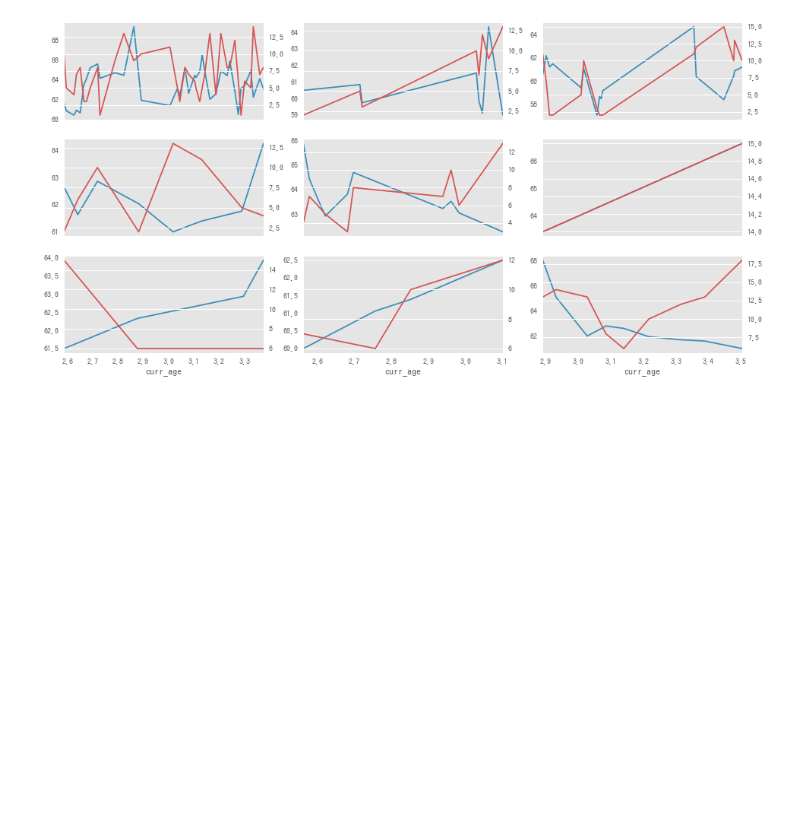
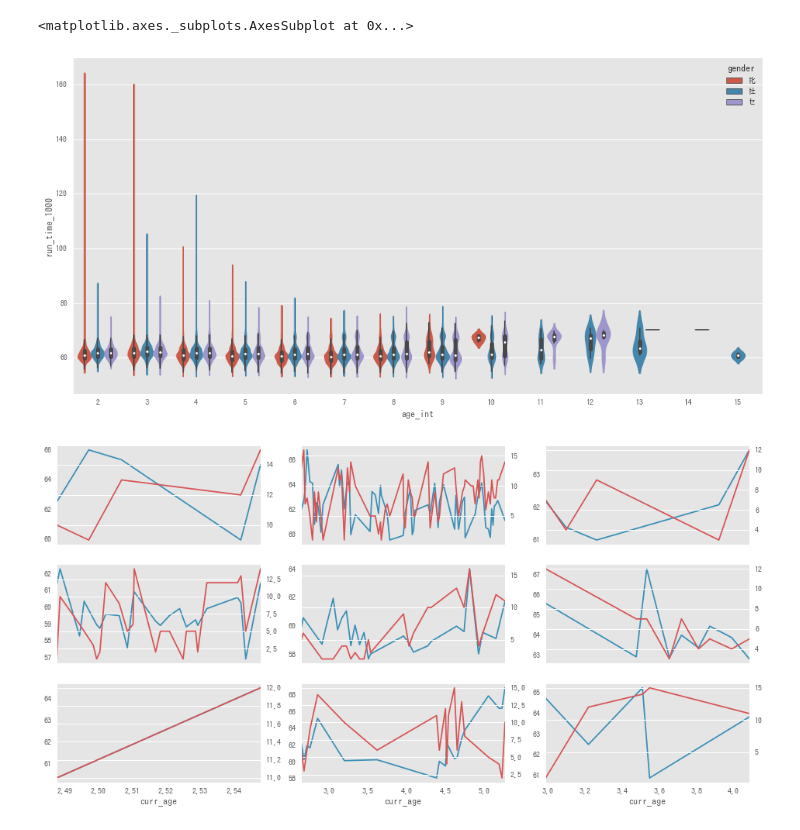
Before and after one commit to terryluzj/ba-fyp-sports-analytics, a Jupyter notebook: analysis/descriptive_horse.ipynb, the cells around one changed output. Drawn from its saved outputs; the diff is of its cells as text; code cells hidden in the pictures; blank space fills up the shorter version.

Commit message:
Updated trial on time series clustering

```diff
--- a/analysis/descriptive_horse.ipynb
+++ b/analysis/descriptive_horse.ipynb
@@ -28,6 +31,12 @@ horse_race_df = pd.read_csv('data/horse_race.csv', low_memory=False, index_col=0
 horse_race_df['finishing_position'] = horse_race_df['finishing_position'].apply(lambda x: parse_rank_info(x))
 horse_race_df = horse_race_df.dropna(subset=['finishing_position'])
 horse_race_df['finishing_position'] = horse_race_df['finishing_position'].astype(int)
+# %%
+horse_race_df['age_int'] = horse_race_df['sex_age'].apply(lambda x: re.search(r'\d+', x).group(0)).astype(int)
+sns.violinplot(x='age_int', y='run_time_1000', hue='gender', data=horse_race_df)
+# %% [output]
+<matplotlib.axes._subplots.AxesSubplot at 0x...>
+[figure, added]
 # %%
 # Randomly choose horses to plot
 id_count = horse_race_df['horse_id'].value_counts()
@@ -49,4 +58,4 @@ for i_idx in range(plot_num):
                                                          color='#D75455', ax=ax[i_idx][j_idx],
                                                          legend=None, secondary_y=True)
 # %% [output]
-[figure, old version]
+[figure, new version]
```
Also changed, not shown: parts of 2 cells of this notebook.
